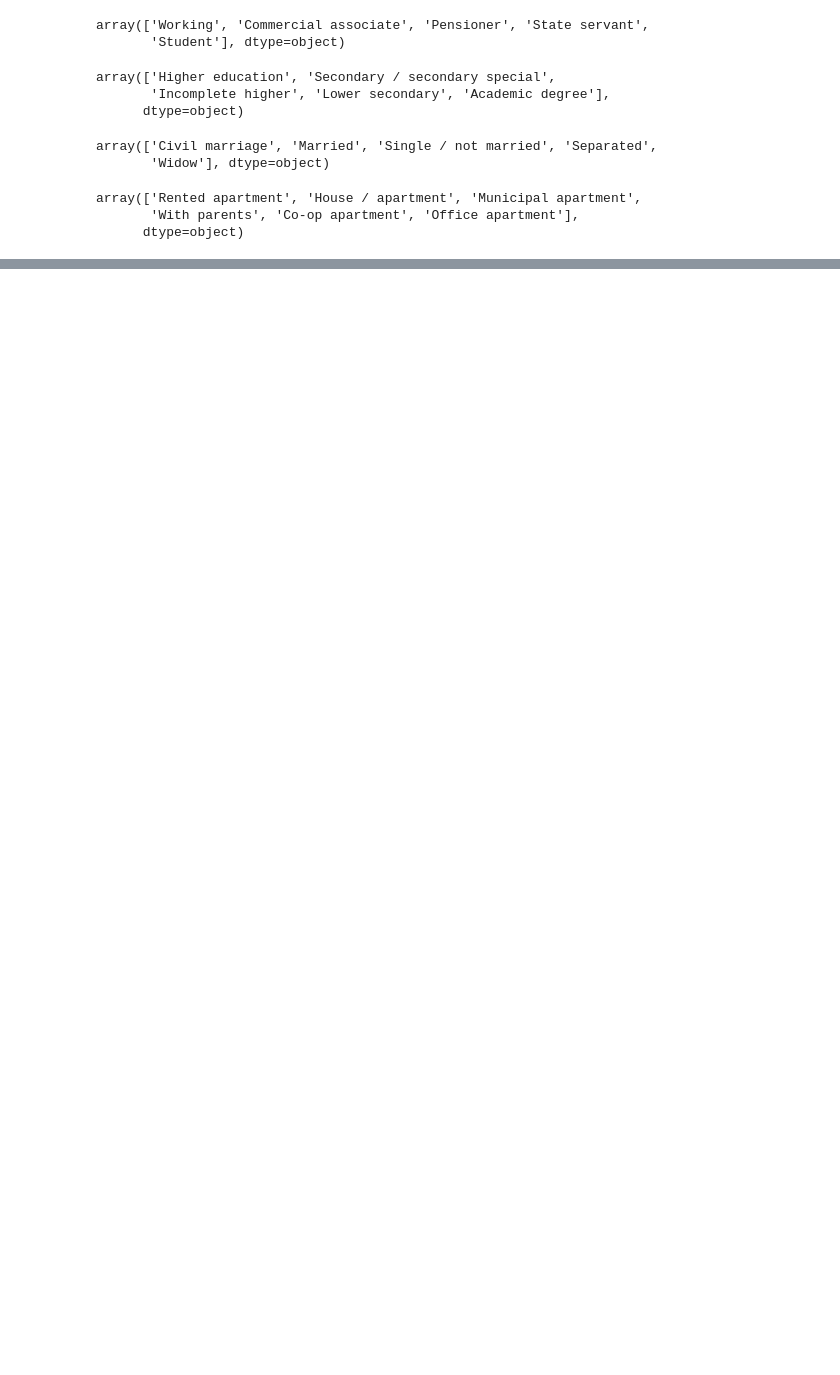
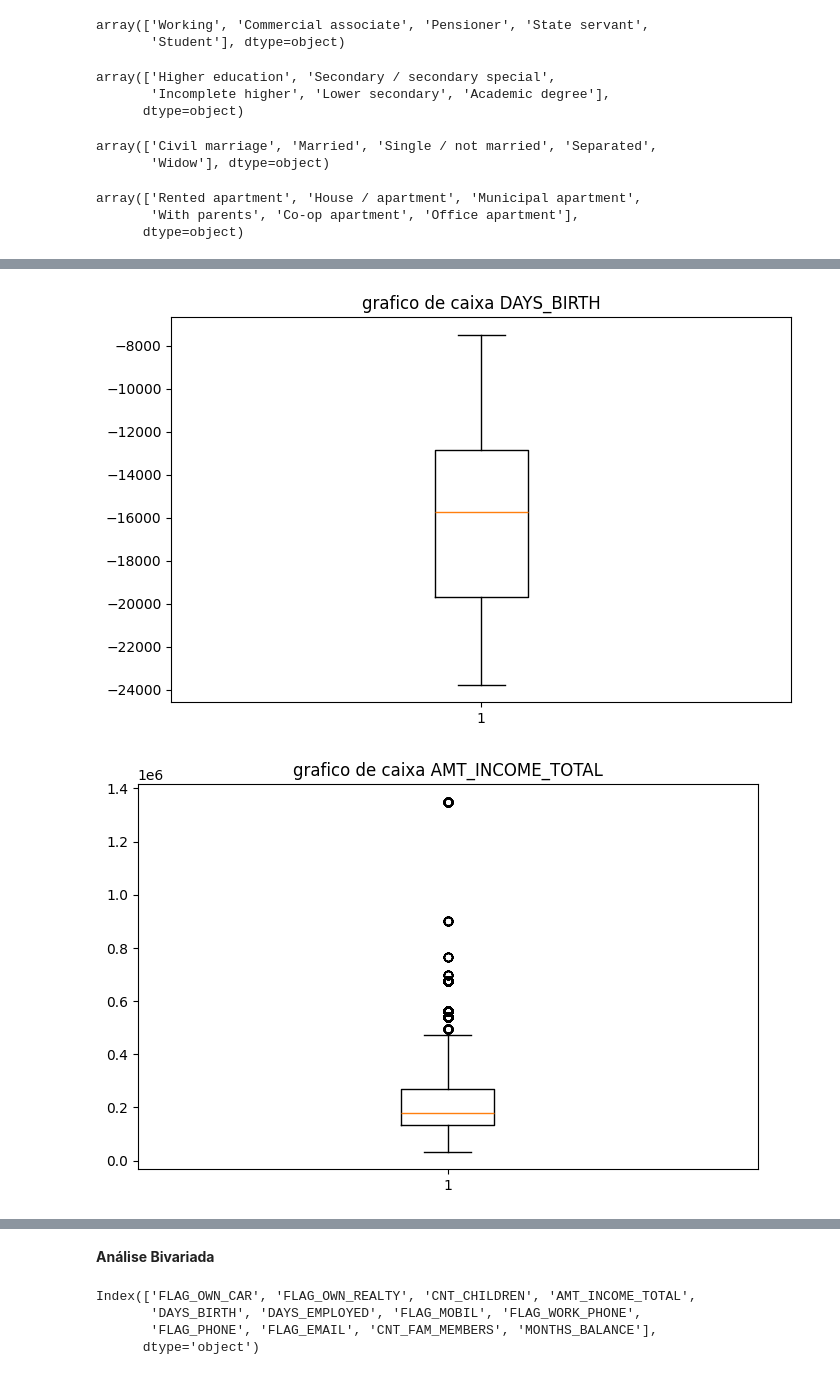
Before and after one commit to WesleySouza13/Projeto-Risco-de-Cr-dito-, a Jupyter notebook: notebooks/notebook.ipynb, the cells around one changed output, grey strips where cells are left out. Cells and saved outputs as stored; diff of their text form; code cells hidden in the pictures; blank space fills up the shorter version.

```diff
--- a/notebooks/notebook.ipynb
+++ b/notebooks/notebook.ipynb
@@ -171,0 +202,12 @@ for i, num in enumerate(num_col):
+# %%
+some_num = ['DAYS_BIRTH','AMT_INCOME_TOTAL','CNT_CHILDREN']
+# %%
+#grafico de caixa
+for i, box in enumerate(some_num):
+    plt.figure(figsize=(8,5))
+    plt.title(f'grafico de caixa {box}')
+    plt.boxplot(df2[box])
+    plt.show()
+# %% [output]
+[figure, added]
+[figure, added]
@@ -171,0 +215,9 @@ for i, num in enumerate(num_col):
+# %% [markdown]
+**Análise Bivariada**
+# %%
+num_col.columns
+# %% [output]
+Index(['FLAG_OWN_CAR', 'FLAG_OWN_REALTY', 'CNT_CHILDREN', 'AMT_INCOME_TOTAL',
+       'DAYS_BIRTH', 'DAYS_EMPLOYED', 'FLAG_MOBIL', 'FLAG_WORK_PHONE',
+       'FLAG_PHONE', 'FLAG_EMAIL', 'CNT_FAM_MEMBERS', 'MONTHS_BALANCE'],
+      dtype='object')
```
Also changed, not shown: parts of 18 cells of this notebook, 1 other file.
